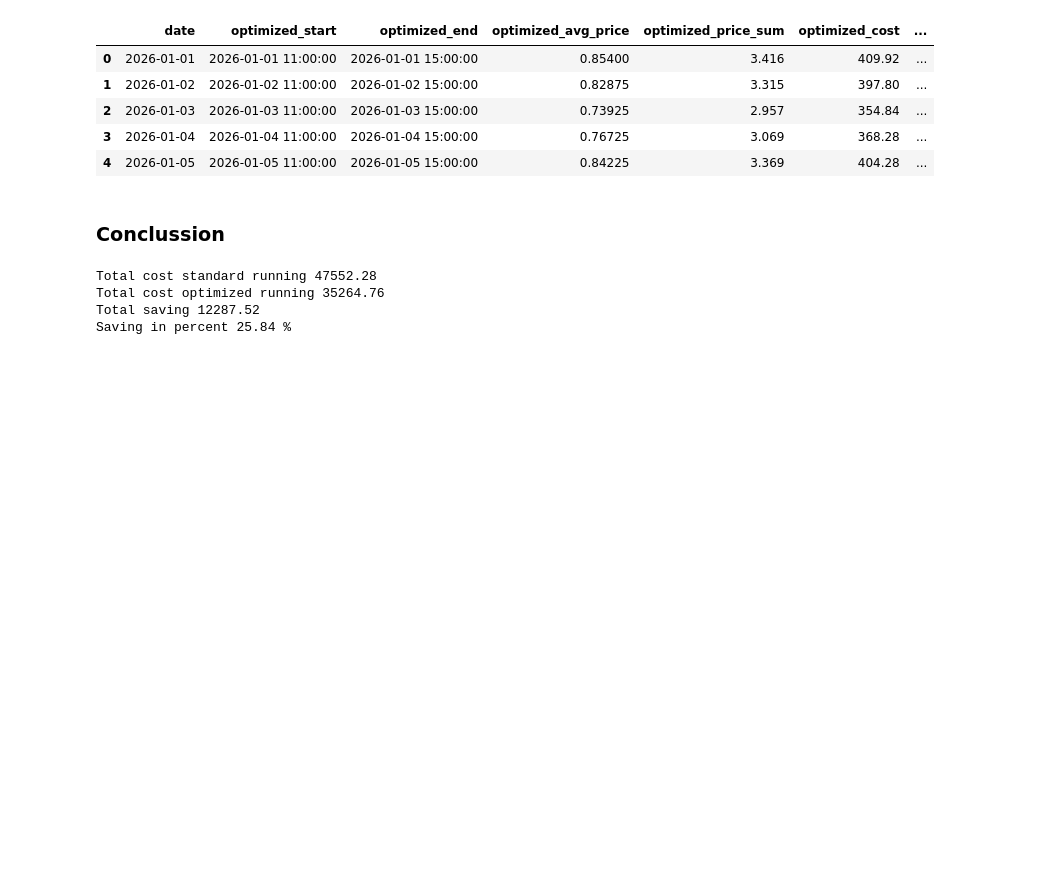
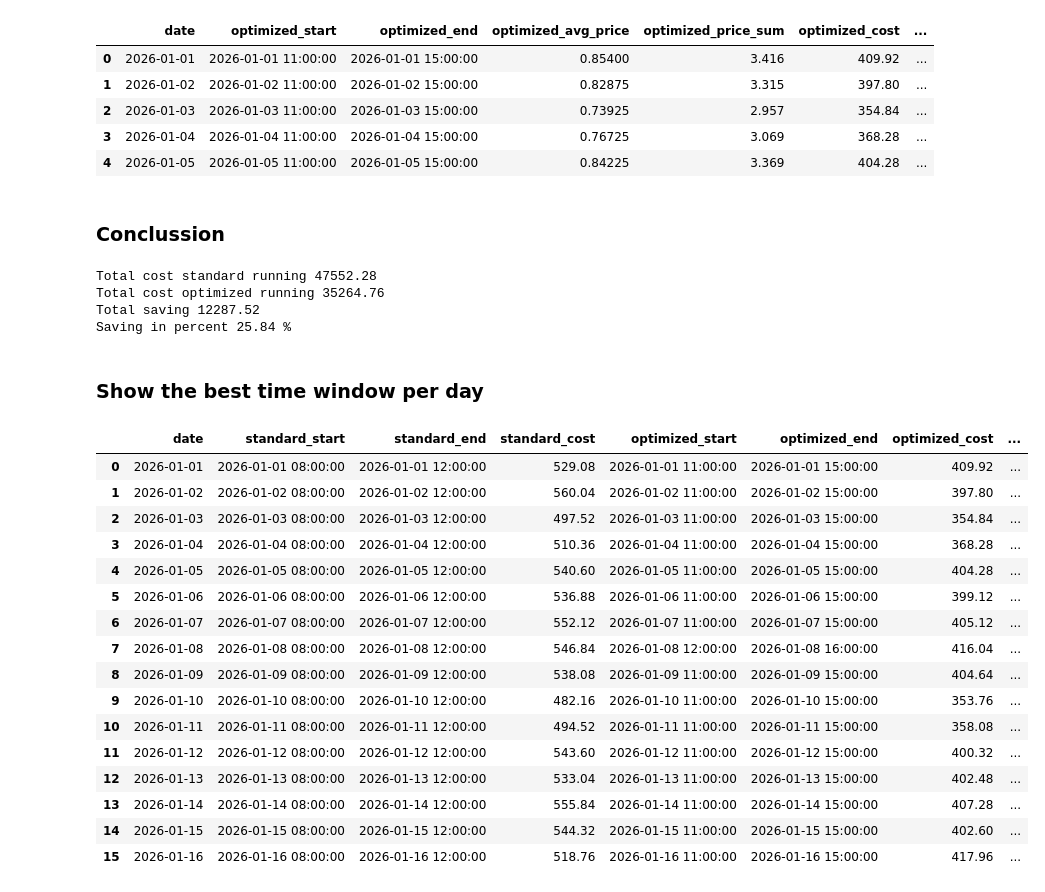
Before and after one commit to kevinbrunomlops/energy_optimization_project, a Jupyter notebook: notebooks/02_baseline_optimization.ipynb, the cells around one changed output. Drawn from its saved outputs; the diff is of its cells as text; code cells hidden in the pictures; blank space fills up the shorter version.

```diff
--- a/notebooks/02_baseline_optimization.ipynb
+++ b/notebooks/02_baseline_optimization.ipynb
@@ -189,3 +189,37 @@ Total cost standard running 47552.28
 Total cost optimized running 35264.76
 Total saving 12287.52
 Saving in percent 25.84 %
+# %% [markdown]
+### Show the best time window per day
+# %%
+comparison[
+    [
+        "date",
+        "standard_start",
+        "standard_end",
+        "standard_cost",
+        "optimized_start",
+        "optimized_end",
+        "optimized_cost",
+        "saving",
+        "saving_percent"
+    ]
+].head(16)
+# %% [output]
+|  | date | standard_start | standard_end | standard_cost | optimized_start | optimized_end | optimized_cost | ... |
+| 0 | 2026-01-01 | 2026-01-01 08:00:00 | 2026-01-01 12:00:00 | 529.08 | 2026-01-01 11:00:00 | 2026-01-01 15:00:00 | 409.92 | ... |
+| 1 | 2026-01-02 | 2026-01-02 08:00:00 | 2026-01-02 12:00:00 | 560.04 | 2026-01-02 11:00:00 | 2026-01-02 15:00:00 | 397.80 | ... |
+| 2 | 2026-01-03 | 2026-01-03 08:00:00 | 2026-01-03 12:00:00 | 497.52 | 2026-01-03 11:00:00 | 2026-01-03 15:00:00 | 354.84 | ... |
+| 3 | 2026-01-04 | 2026-01-04 08:00:00 | 2026-01-04 12:00:00 | 510.36 | 2026-01-04 11:00:00 | 2026-01-04 15:00:00 | 368.28 | ... |
+| 4 | 2026-01-05 | 2026-01-05 08:00:00 | 2026-01-05 12:00:00 | 540.60 | 2026-01-05 11:00:00 | 2026-01-05 15:00:00 | 404.28 | ... |
+| 5 | 2026-01-06 | 2026-01-06 08:00:00 | 2026-01-06 12:00:00 | 536.88 | 2026-01-06 11:00:00 | 2026-01-06 15:00:00 | 399.12 | ... |
+| 6 | 2026-01-07 | 2026-01-07 08:00:00 | 2026-01-07 12:00:00 | 552.12 | 2026-01-07 11:00:00 | 2026-01-07 15:00:00 | 405.12 | ... |
+| 7 | 2026-01-08 | 2026-01-08 08:00:00 | 2026-01-08 12:00:00 | 546.84 | 2026-01-08 12:00:00 | 2026-01-08 16:00:00 | 416.04 | ... |
+| 8 | 2026-01-09 | 2026-01-09 08:00:00 | 2026-01-09 12:00:00 | 538.08 | 2026-01-09 11:00:00 | 2026-01-09 15:00:00 | 404.64 | ... |
+| 9 | 2026-01-10 | 2026-01-10 08:00:00 | 2026-01-10 12:00:00 | 482.16 | 2026-01-10 11:00:00 | 2026-01-10 15:00:00 | 353.76 | ... |
+| 10 | 2026-01-11 | 2026-01-11 08:00:00 | 2026-01-11 12:00:00 | 494.52 | 2026-01-11 11:00:00 | 2026-01-11 15:00:00 | 358.08 | ... |
+| 11 | 2026-01-12 | 2026-01-12 08:00:00 | 2026-01-12 12:00:00 | 543.60 | 2026-01-12 11:00:00 | 2026-01-12 15:00:00 | 400.32 | ... |
+| 12 | 2026-01-13 | 2026-01-13 08:00:00 | 2026-01-13 12:00:00 | 533.04 | 2026-01-13 11:00:00 | 2026-01-13 15:00:00 | 402.48 | ... |
+| 13 | 2026-01-14 | 2026-01-14 08:00:00 | 2026-01-14 12:00:00 | 555.84 | 2026-01-14 11:00:00 | 2026-01-14 15:00:00 | 407.28 | ... |
+| 14 | 2026-01-15 | 2026-01-15 08:00:00 | 2026-01-15 12:00:00 | 544.32 | 2026-01-15 11:00:00 | 2026-01-15 15:00:00 | 402.60 | ... |
+| 15 | 2026-01-16 | 2026-01-16 08:00:00 | 2026-01-16 12:00:00 | 518.76 | 2026-01-16 11:00:00 | 2026-01-16 15:00:00 | 417.96 | ... |
```
Also changed, not shown: parts of 5 cells of this notebook.
